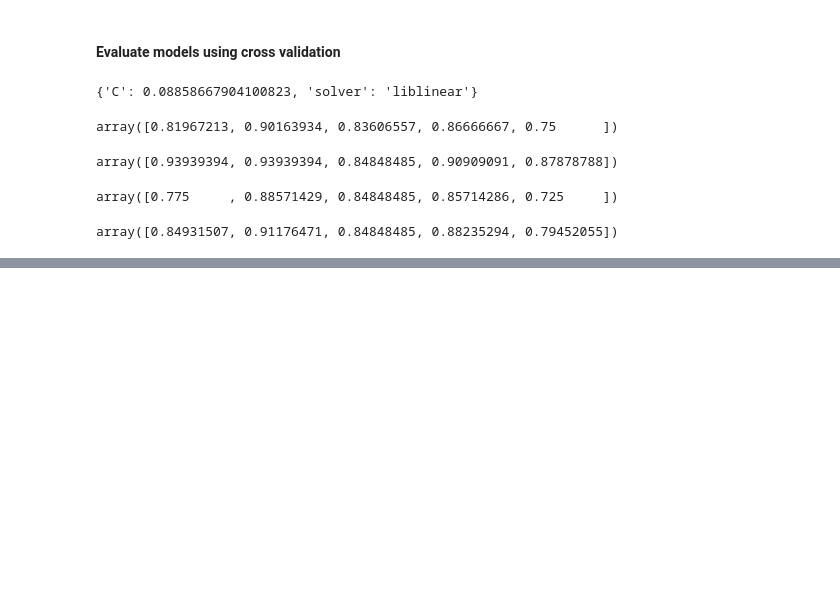
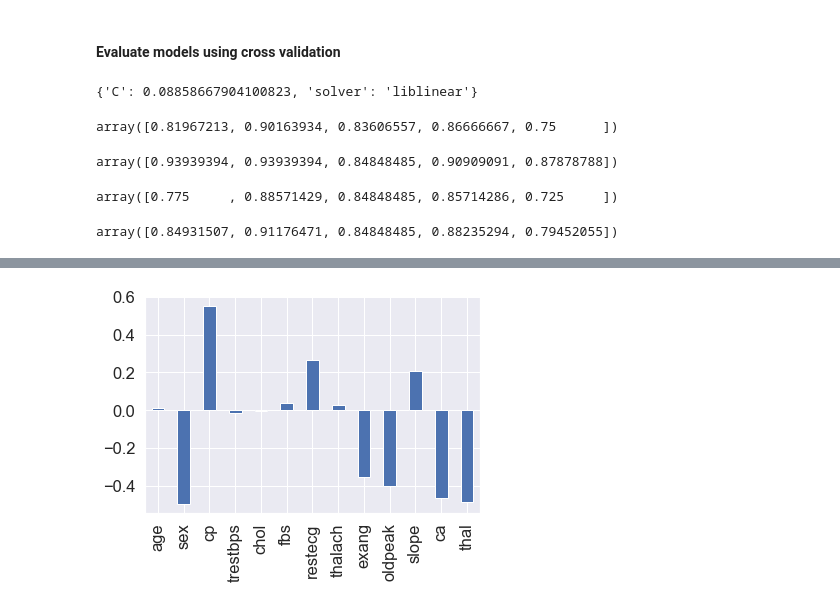
Before and after one commit to crysqrlkys/heart-disease-classification, a Jupyter notebook: notebooks/heart-disease-classification.ipynb, the cells around one changed output, grey strips where cells are left out. Cells and saved outputs as stored; diff of their text form; code cells hidden in the pictures; blank space fills up the shorter version.

```diff
--- a/notebooks/heart-disease-classification.ipynb
+++ b/notebooks/heart-disease-classification.ipynb
@@ -675,0 +701,2 @@ metrics = pd.DataFrame([np.mean(acc), np.mean(recall), np.mean(precision), np.me
+# %%
+feature_dict = dict(zip(df.columns, clf.coef_[0]))
@@ -675,0 +719,5 @@ metrics = pd.DataFrame([np.mean(acc), np.mean(recall), np.mean(precision), np.me
+# %%
+feature_df = pd.DataFrame(feature_dict, index=[0])
+feature_df.T.plot(kind='bar', legend=False);
+# %% [output]
+[figure, added]
```
Also changed, not shown: parts of 6 cells of this notebook.
